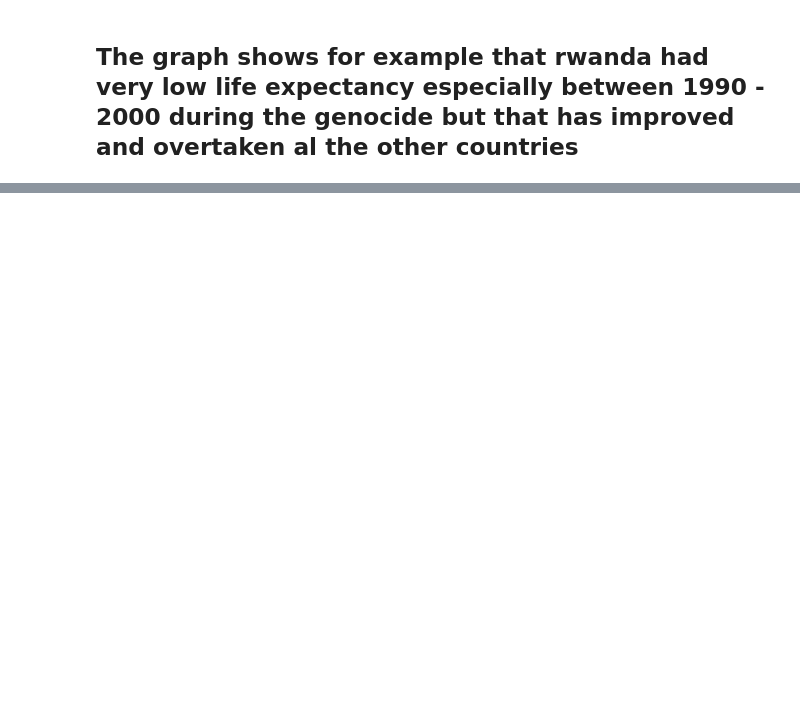
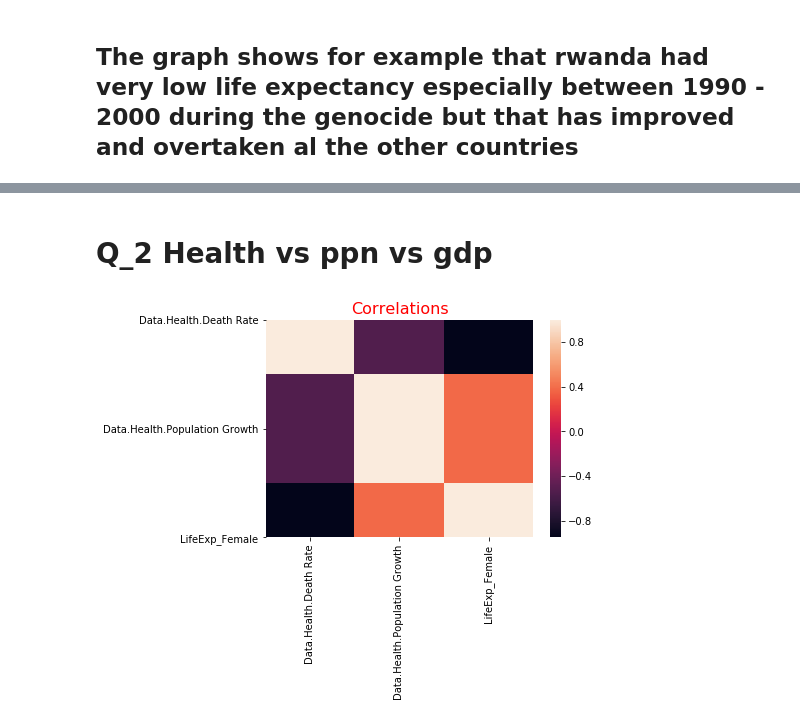
Before and after one commit to sophicist/Aesops, a Jupyter notebook: Untitled.ipynb, the cells around one changed output, grey strips where cells are left out. Saved outputs shown, nothing was run; the diff lists cells and outputs as text; code cells hidden in the pictures; blank space fills up the shorter version.

```diff
--- a/Untitled.ipynb
+++ b/Untitled.ipynb
@@ -51,0 +71,18 @@ needed = data[data.variable.isin(needed)]
+# %% [markdown]
+# Q_2 Health vs ppn vs gdp
+# %%
+cors = df_east[['Data.Health.Death Rate',"Data.Health.Population Growth","LifeExp_Female"]].corr()
+#cors
+
+import seaborn as sns
+%matplotlib inline
+
+plt.figure()
+# plot the heatmap
+sns.heatmap(cors,
+        xticklabels=cors.columns,
+        yticklabels=cors.columns)
+plt.title("Correlations",color ="red",size = 16)
+plt.show()
+# %% [output]
+[figure, added]
```
Also changed, not shown: parts of 5 cells of this notebook.
